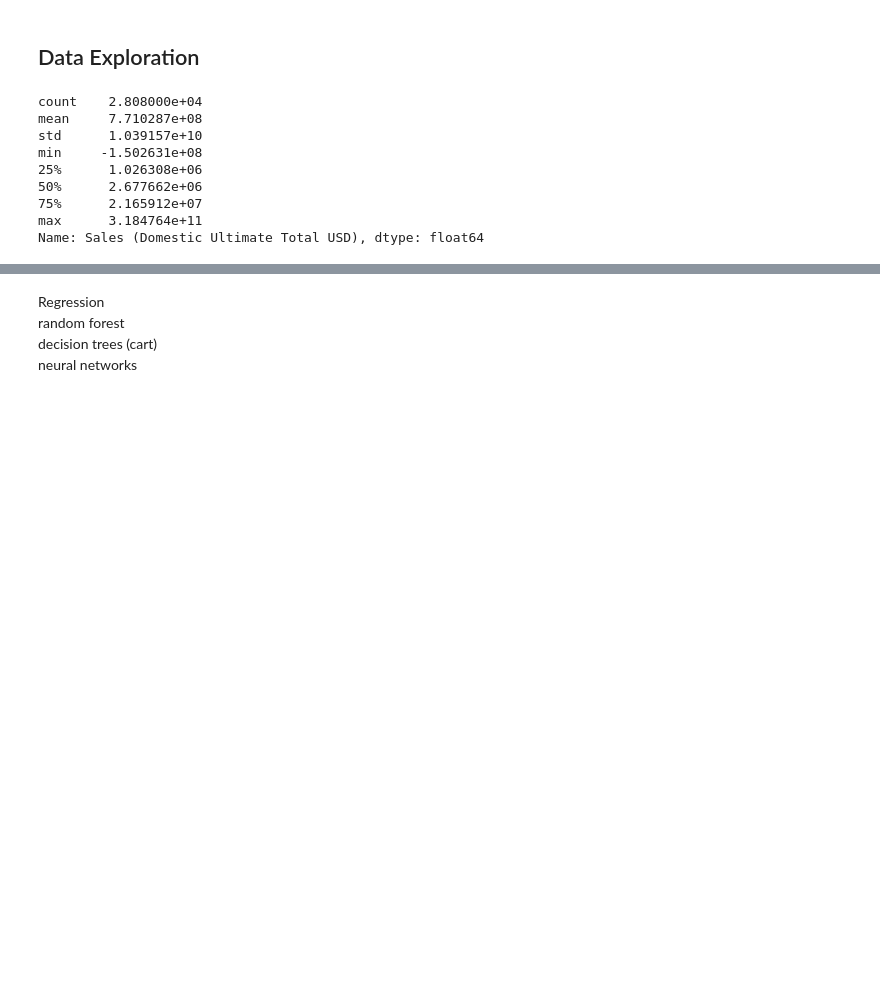
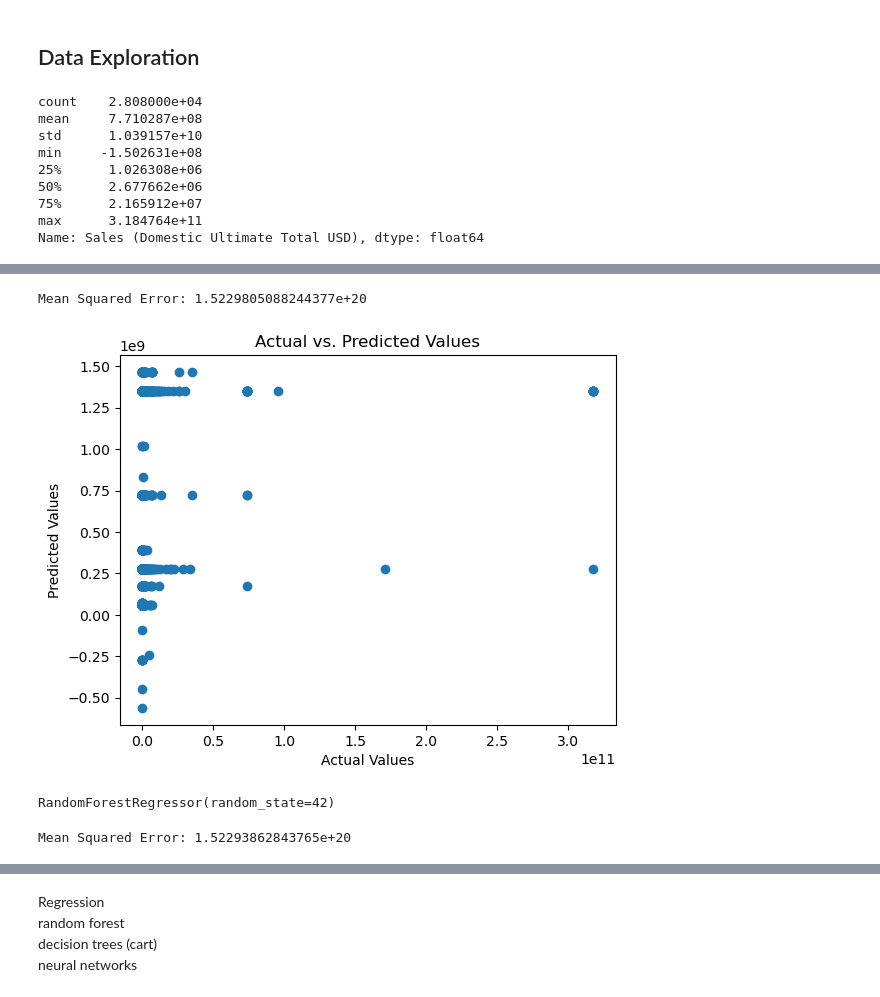
Before and after one commit to omgacai/NUS-SDS-Datathon-Champion-311, a Jupyter notebook: Submission.ipynb, the cells around one changed output, grey strips where cells are left out. Saved outputs shown, nothing was run; the diff lists cells and outputs as text; code cells hidden in the pictures; blank space fills up the shorter version.

```diff
--- a/Submission.ipynb
+++ b/Submission.ipynb
@@ -184,0 +275,13 @@ Name: Sales (Domestic Ultimate Total USD), dtype: float64
+# %%
+X_train, X_test, y_train, y_test = train_test_split(X,y,
+                                   random_state=100,
+                                   test_size=0.25,
+                                   shuffle=True)
+# %%
+from sklearn.preprocessing import StandardScaler
+scaler = StandardScaler()
+scaler.fit(X_train)
+X_train = scaler.transform(X_train)
+X_test = scaler.transform(X_test)
+print(X_train)
+X_train.shape
@@ -184,0 +317,3 @@ Name: Sales (Domestic Ultimate Total USD), dtype: float64
+# %%
+model = LinearRegression()
+model.fit(X_train,y_train)
@@ -184,0 +322,2 @@ Name: Sales (Domestic Ultimate Total USD), dtype: float64
+# %%
+y_pred = model.predict(X_test)
@@ -184,0 +334,28 @@ Name: Sales (Domestic Ultimate Total USD), dtype: float64
+# %%
+mse = mean_squared_error(y_test, y_pred)
+print(f'Mean Squared Error: {mse}')
+# %% [output]
+Mean Squared Error: 1.5229805088244377e+20
+# %%
+import matplotlib.pyplot as plt
+
+plt.scatter(y_test, y_pred)
+plt.xlabel('Actual Values')
+plt.ylabel('Predicted Values')
+plt.title('Actual vs. Predicted Values')
+plt.show()
+# %% [output]
+[figure, added]
+# %%
+from sklearn.ensemble import RandomForestRegressor
+rforest = RandomForestRegressor(n_estimators=100, random_state=42)
+rforest.fit(X_train, y_train)
+# %% [output]
+RandomForestRegressor(random_state=42)
+# %%
+from sklearn.metrics import mean_squared_error
+
+mse = mean_squared_error(y_test, y_pred)
+print(f'Mean Squared Error: {mse}')
+# %% [output]
+Mean Squared Error: 1.52293862843765e+20
```
Also changed, not shown: parts of 20 cells of this notebook.
